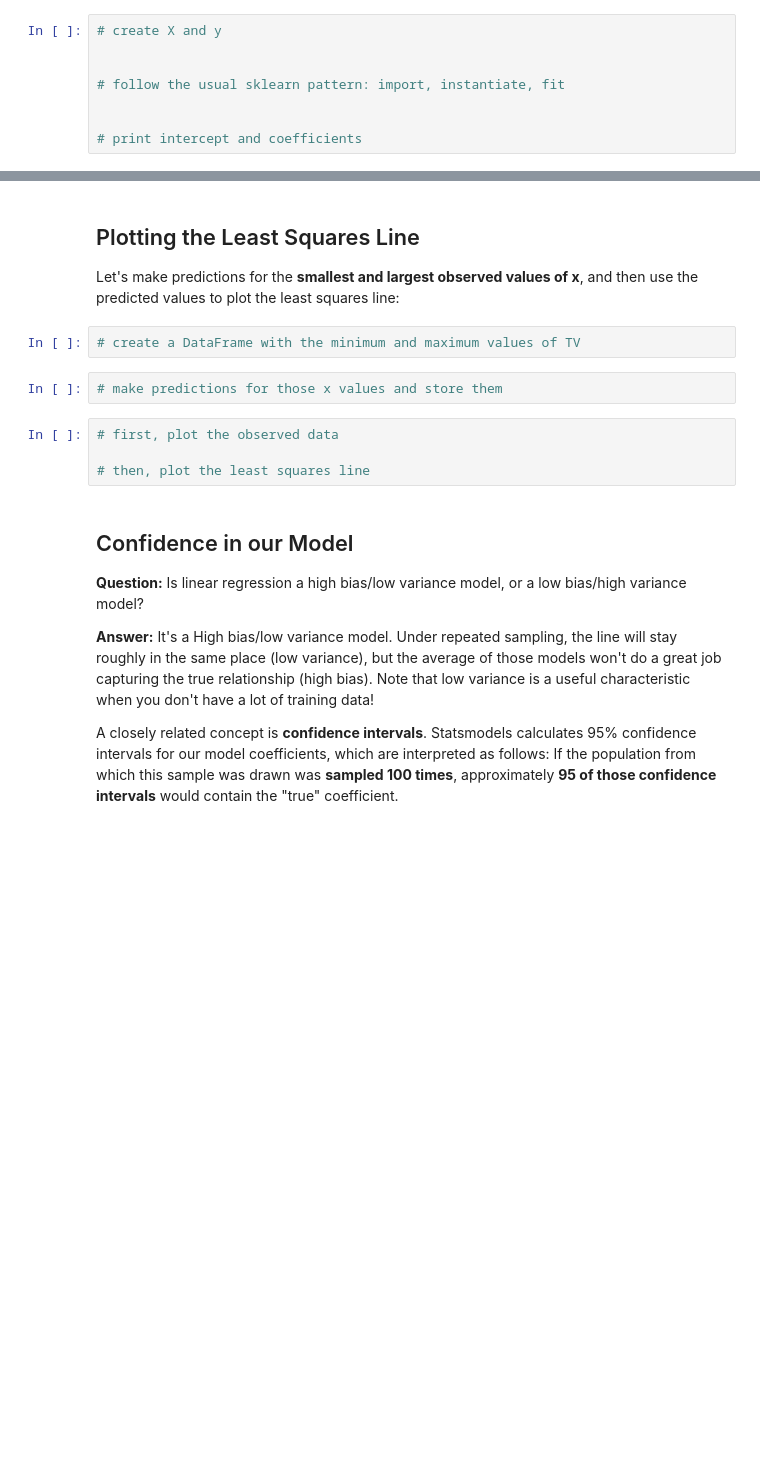
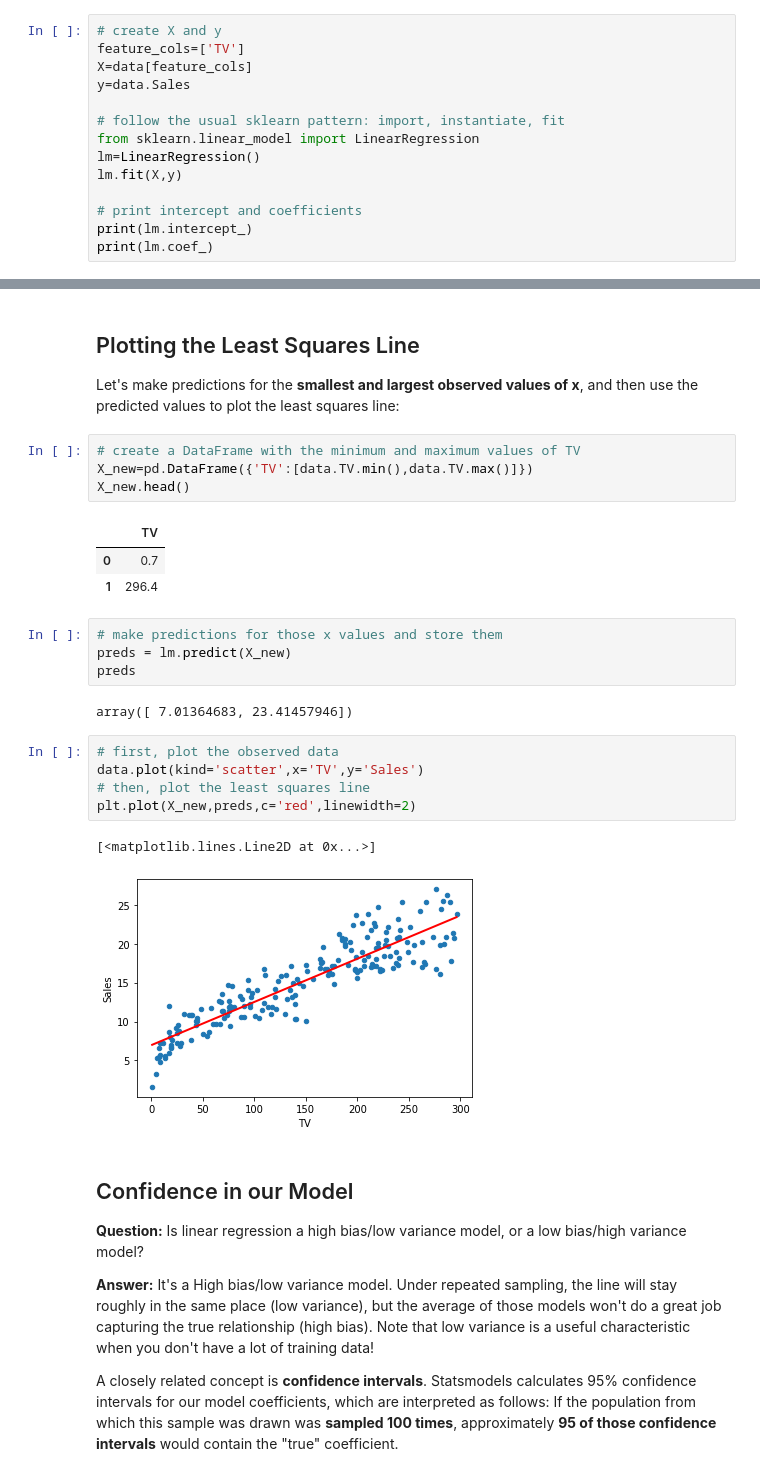
Before and after one commit to aleenathomas97/INTERNSOFTcodefiles, a Jupyter notebook: Linear Regression new.ipynb, the cells around one changed output, grey strips where cells are left out. Drawn from its saved outputs; the diff is of its cells as text; blank space fills up the shorter version.

```diff
--- a/Linear Regression new.ipynb
+++ b/Linear Regression new.ipynb
@@ -138,9 +159,15 @@ scikit-learn is popular for academic research because it has a well-documented,
 Licensed under the permissive BSD license, scikit-learn can be used in commercial applications without restrictions. Many of scikit-learn's algorithms are fast and scalable to all but massive datasets. Finally, scikit-learn is noted for its reliability; much of the library is covered by automated tests.
 # %%
 # create X and y
-
+feature_cols=['TV']
+X=data[feature_cols]
+y=data.Sales
 
 # follow the usual sklearn pattern: import, instantiate, fit
-
+from sklearn.linear_model import LinearRegression
+lm=LinearRegression()
+lm.fit(X,y)
 
 # print intercept and coefficients
+print(lm.intercept_)
+print(lm.coef_)
@@ -173,12 +214,26 @@ Thus, we would predict Sales of **9,409 widgets** in that market.
 Let's make predictions for the **smallest and largest observed values of x**, and then use the predicted values to plot the least squares line:
 # %%
 # create a DataFrame with the minimum and maximum values of TV
+X_new=pd.DataFrame({'TV':[data.TV.min(),data.TV.max()]})
+X_new.head()
+# %% [output]
+|  | TV |
+| 0 | 0.7 |
+| 1 | 296.4 |
 # %%
 # make predictions for those x values and store them
+preds = lm.predict(X_new)
+preds
+# %% [output]
+array([ 7.01364683, 23.41457946])
 # %%
 # first, plot the observed data
-
+data.plot(kind='scatter',x='TV',y='Sales')
 # then, plot the least squares line
+plt.plot(X_new,preds,c='red',linewidth=2)
+# %% [output]
+[<matplotlib.lines.Line2D at 0x...>]
+[figure, added]
 # %% [markdown]
 ## Confidence in our Model
 
```
Also changed, not shown: parts of 18 cells of this notebook, 1 other file.
